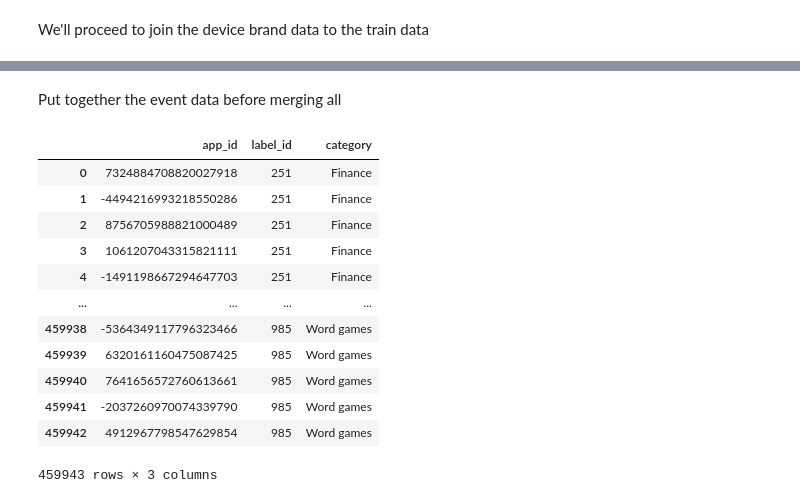
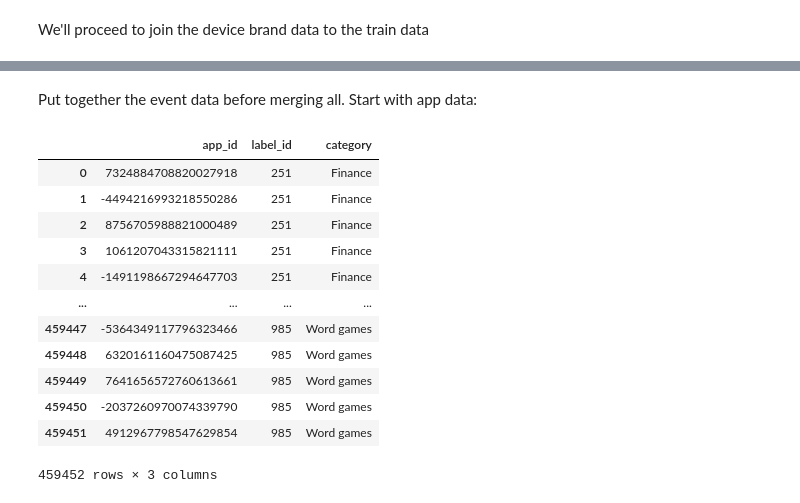
Before and after one commit to alexandrosanat/talking-data-user-demographics, a Jupyter notebook: talking_data_user_demographics.ipynb, the cells around one changed output, grey strips where cells are left out. Cells and saved outputs as stored; diff of their text form; code cells hidden in the pictures.

```diff
--- a/talking_data_user_demographics.ipynb
+++ b/talking_data_user_demographics.ipynb
@@ -98,0 +113,6 @@ device_data_cln = device_data.drop_duplicates()
+# %%
+data["gender_age_train"].rename(columns={"group": "pre_grouped"}, inplace=True)
+bins = [0, 22, 26, 28, 31, 38, 100]
+labels = ["22-", "23-26", "27-28", "29-31", "32-38", "39+"]
+data["gender_age_train"]["group"] = pd.cut(data["gender_age_train"]["age"], bins=bins, labels=labels)
+data["gender_age_train"]
@@ -126,21 +142,22 @@ combined_data
 # %% [markdown]
-Put together the event data before merging all
+Put together the event data before merging all.
+Start with app data:
 # %%
 # Join app labels to their label categories
-app_labels = data["app_labels"]
+app_labels = data["app_labels"].drop_duplicates()
 app_labels = app_labels.merge(data["label_categories"], on="label_id")
 app_labels
 # %% [output]
 |  | app_id | label_id | category |
 | 0 | 7324884708820027918 | 251 | Finance |
 | 1 | -4494216993218550286 | 251 | Finance |
 | 2 | 8756705988821000489 | 251 | Finance |
 | 3 | 1061207043315821111 | 251 | Finance |
 | 4 | -1491198667294647703 | 251 | Finance |
 | ... | ... | ... | ... |
-| 459938 | -5364349117796323466 | 985 | Word games |
-| 459939 | 6320161160475087425 | 985 | Word games |
-| 459940 | 7641656572760613661 | 985 | Word games |
-| 459941 | -2037260970074339790 | 985 | Word games |
-| 459942 | 4912967798547629854 | 985 | Word games |
+| 459447 | -5364349117796323466 | 985 | Word games |
+| 459448 | 6320161160475087425 | 985 | Word games |
+| 459449 | 7641656572760613661 | 985 | Word games |
+| 459450 | -2037260970074339790 | 985 | Word games |
+| 459451 | 4912967798547629854 | 985 | Word games |
-459943 rows × 3 columns
+459452 rows × 3 columns
```
Also changed, not shown: parts of 36 cells of this notebook, 1 other file.
